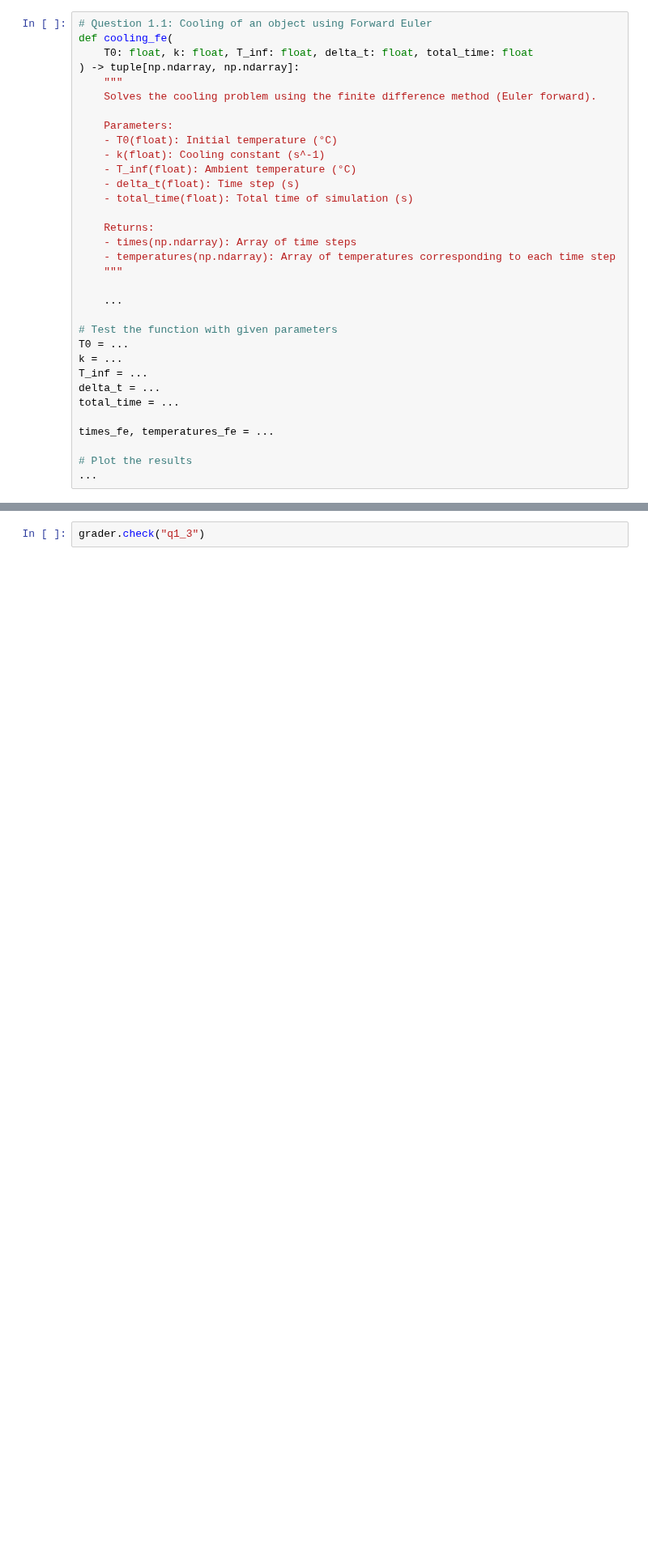
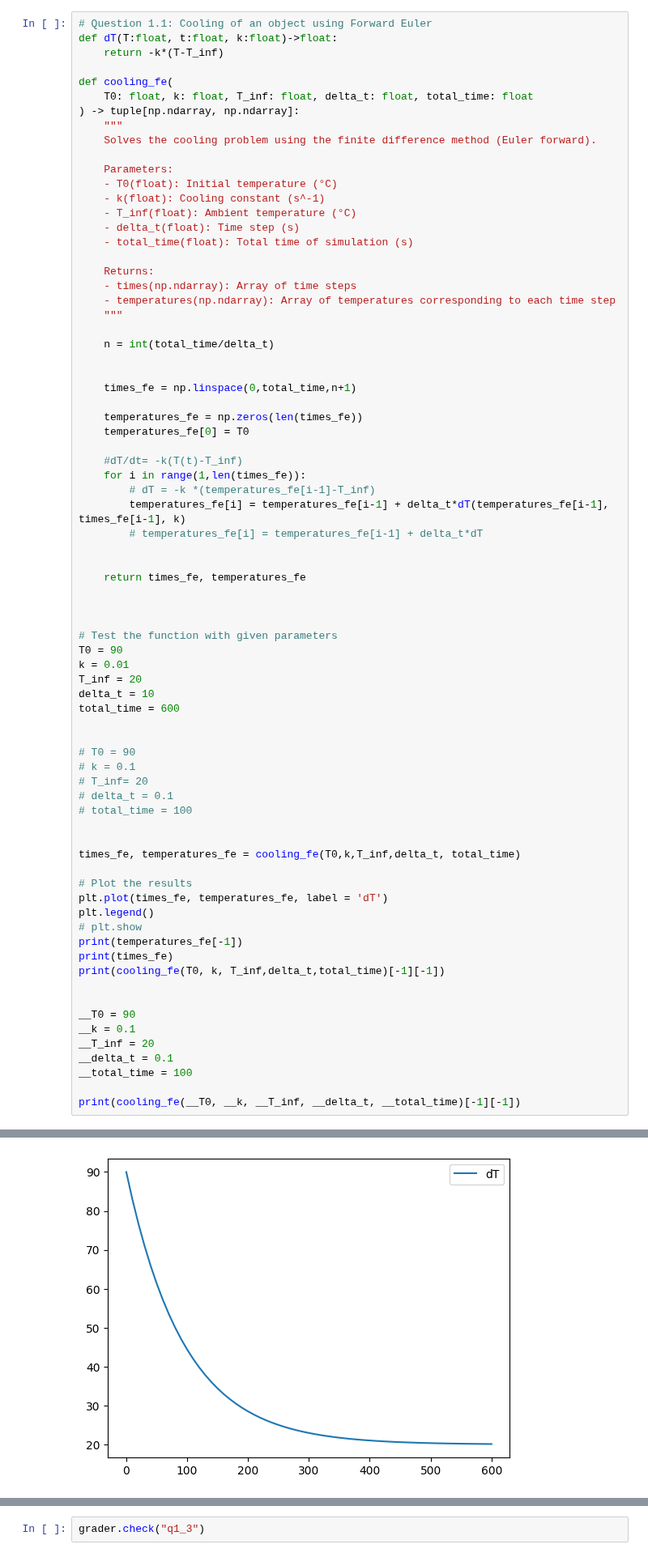
Before and after one commit to Xikiee/computational_practicum, a Jupyter notebook: assignments/Assignment_Q1_L5.ipynb, the cells around one changed output, grey strips where cells are left out. Shown at 81% size. Drawn from its saved outputs; the diff is of its cells as text; blank space fills up the shorter version.

```diff
--- a/assignments/Assignment_Q1_L5.ipynb
+++ b/assignments/Assignment_Q1_L5.ipynb
@@ -114,6 +120,9 @@ Implement a numerical solution using the **forward Euler method** to approximate
 - Plot the temperature over time.Make sure to include: title and axis labels.
 # %%
 # Question 1.1: Cooling of an object using Forward Euler
+def dT(T:float, t:float, k:float)->float:
+    return -k*(T-T_inf)
+
 def cooling_fe(
     T0: float, k: float, T_inf: float, delta_t: float, total_time: float
 ) -> tuple[np.ndarray, np.ndarray]:
@@ -132,16 +141,56 @@ def cooling_fe(
     - temperatures(np.ndarray): Array of temperatures corresponding to each time step
     """
 
-    ...
+    n = int(total_time/delta_t)
+
+
+    times_fe = np.linspace(0,total_time,n+1)
+
+    temperatures_fe = np.zeros(len(times_fe))
+    temperatures_fe[0] = T0
+
+    #dT/dt= -k(T(t)-T_inf)
+    for i in range(1,len(times_fe)):
+        # dT = -k *(temperatures_fe[i-1]-T_inf)
+        temperatures_fe[i] = temperatures_fe[i-1] + delta_t*dT(temperatures_fe[i-1], times_fe[i-1], k)
+        # temperatures_fe[i] = temperatures_fe[i-1] + delta_t*dT
+
+
+    return times_fe, temperatures_fe
+
+
 
 # Test the function with given parameters
-T0 = ...
-k = ...
-T_inf = ...
-delta_t = ...
-total_time = ...
+T0 = 90
+k = 0.01
+T_inf = 20
+delta_t = 10
+total_time = 600
 
-times_fe, temperatures_fe = ...
+
+# T0 = 90
+# k = 0.1
+# T_inf= 20
+# delta_t = 0.1
+# total_time = 100
+
+
+times_fe, temperatures_fe = cooling_fe(T0,k,T_inf,delta_t, total_time)
 
 # Plot the results
-...
+plt.plot(times_fe, temperatures_fe, label = 'dT')
+plt.legend()
+# plt.show
+print(temperatures_fe[-1])
+print(times_fe)
+print(cooling_fe(T0, k, T_inf,delta_t,total_time)[-1][-1])
+
+
+__T0 = 90
+__k = 0.1
+__T_inf = 20
+__delta_t = 0.1
+__total_time = 100
+
+print(cooling_fe(__T0, __k, __T_inf, __delta_t, __total_time)[-1][-1])
+# %% [output]
@@ -148,2 +205,3 @@ times_fe, temperatures_fe = ...
+[figure, added]
 # %%
 grader.check("q1_1")
```
Also changed, not shown: parts of 6 cells of this notebook.
